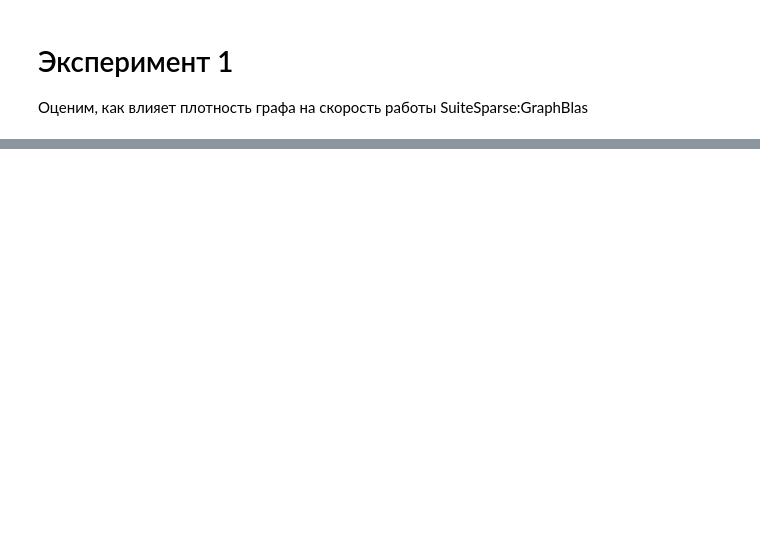
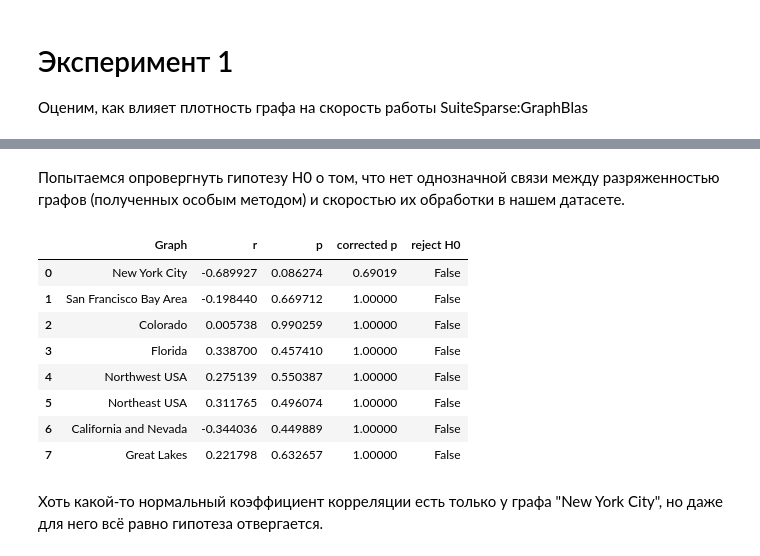
Before and after one commit to AlexShmak/graphs_analysis, a Jupyter notebook: boruvka/GraphBlas/src/experiments.ipynb, the cells around one changed output, grey strips where cells are left out. Drawn from its saved outputs; the diff is of its cells as text; code cells hidden in the pictures; blank space fills up the shorter version.

Commit message:
Add more statistics

```diff
--- a/boruvka/GraphBlas/src/experiments.ipynb
+++ b/boruvka/GraphBlas/src/experiments.ipynb
@@ -430,0 +454,39 @@ plt.show()
+# %% [markdown]
+Попытаемся опровергнуть гипотезу H0 о том, что нет однозначной связи между разряженностью графов (полученных особым методом) и скоростью их обработки в нашем датасете.
+# %%
+# Bonferroni correction
+# α (significance level) = 0.05, a 5% chance of a Type I error (rejecting H0 when it is actually true)
+
+rejected, pvals_corrected, _, _ = multipletests(
+    P_VALUES, alpha=0.05, method="bonferroni"
+)
+
+df = pd.DataFrame(
+    zip(NAMES, R_VALUES, P_VALUES, pvals_corrected, rejected),
+    columns=["Graph", "r", "p", "corrected p", "reject H0"],
+)
+
+# p_value -- number describing the likelihood of obtaining the observed data under the null hypothesis of a statistical test
+# (Smaller p-value means stronger evidence in favor of the alternative hypothesis)
+# (Decision rule: p < alpha => Reject H0)
+
+# corrected p-value (Bonferroni) -- min(1, p * n)
+# (Decision rule: p_corrected < alpha => Reject H0)
+
+# r_value (Pearson's correlation coefficient) -- strength and direction of a linear relationship between two variables
+# - r > 0: positive correlation (X increases -> Y increases)
+# - r < 0: negative correlation (X increases → Y decreases)
+
+df
+# %% [output]
+|  | Graph | r | p | corrected p | reject H0 |
+| 0 | New York City | -0.689927 | 0.086274 | 0.69019 | False |
+| 1 | San Francisco Bay Area | -0.198440 | 0.669712 | 1.00000 | False |
+| 2 | Colorado | 0.005738 | 0.990259 | 1.00000 | False |
+| 3 | Florida | 0.338700 | 0.457410 | 1.00000 | False |
+| 4 | Northwest USA | 0.275139 | 0.550387 | 1.00000 | False |
+| 5 | Northeast USA | 0.311765 | 0.496074 | 1.00000 | False |
+| 6 | California and Nevada | -0.344036 | 0.449889 | 1.00000 | False |
+| 7 | Great Lakes | 0.221798 | 0.632657 | 1.00000 | False |
+# %% [markdown]
+Хоть какой-то нормальный коэффициент корреляции есть только у графа "New York City", но даже для него всё равно гипотеза отвергается.
```
Also changed, not shown: parts of 3 cells of this notebook.
